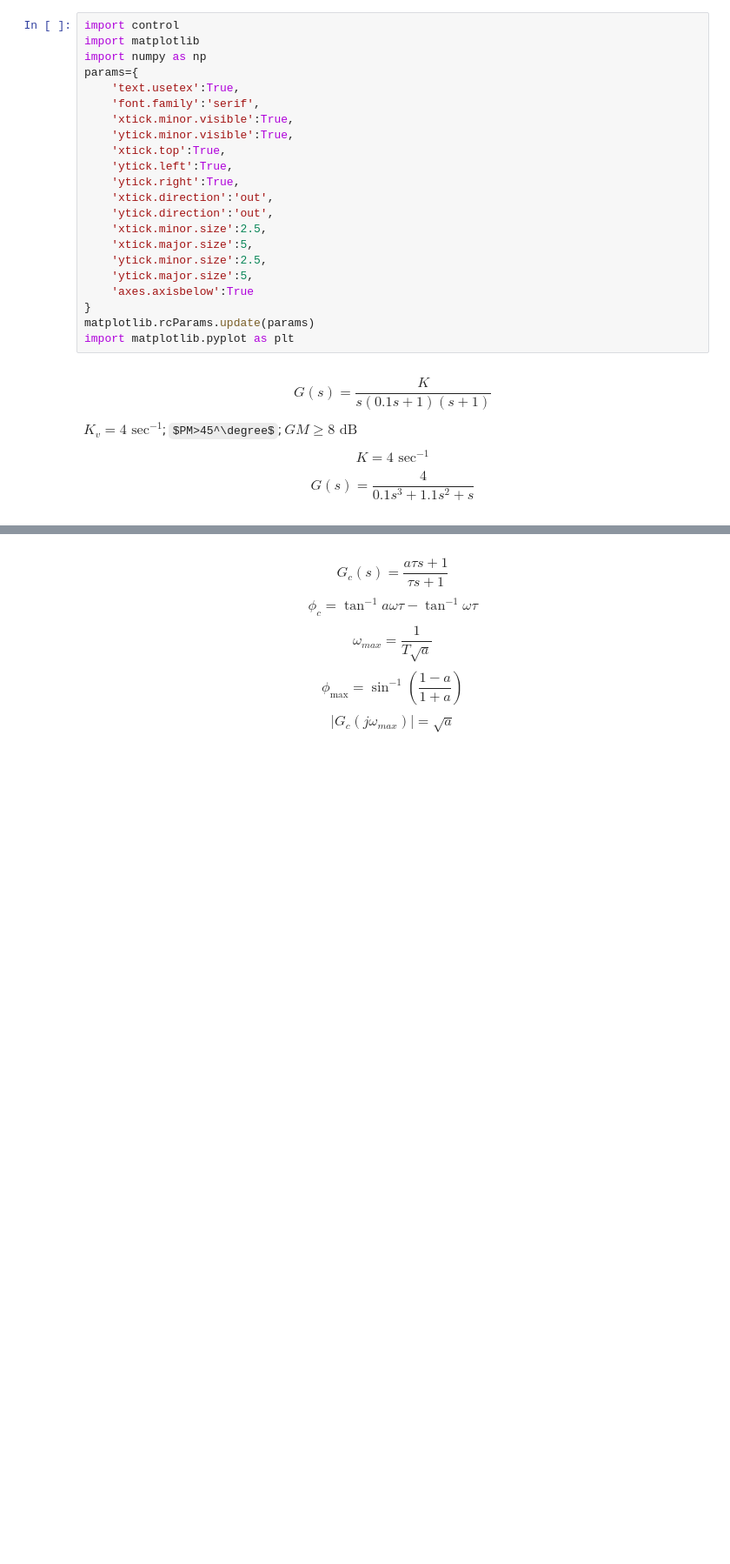
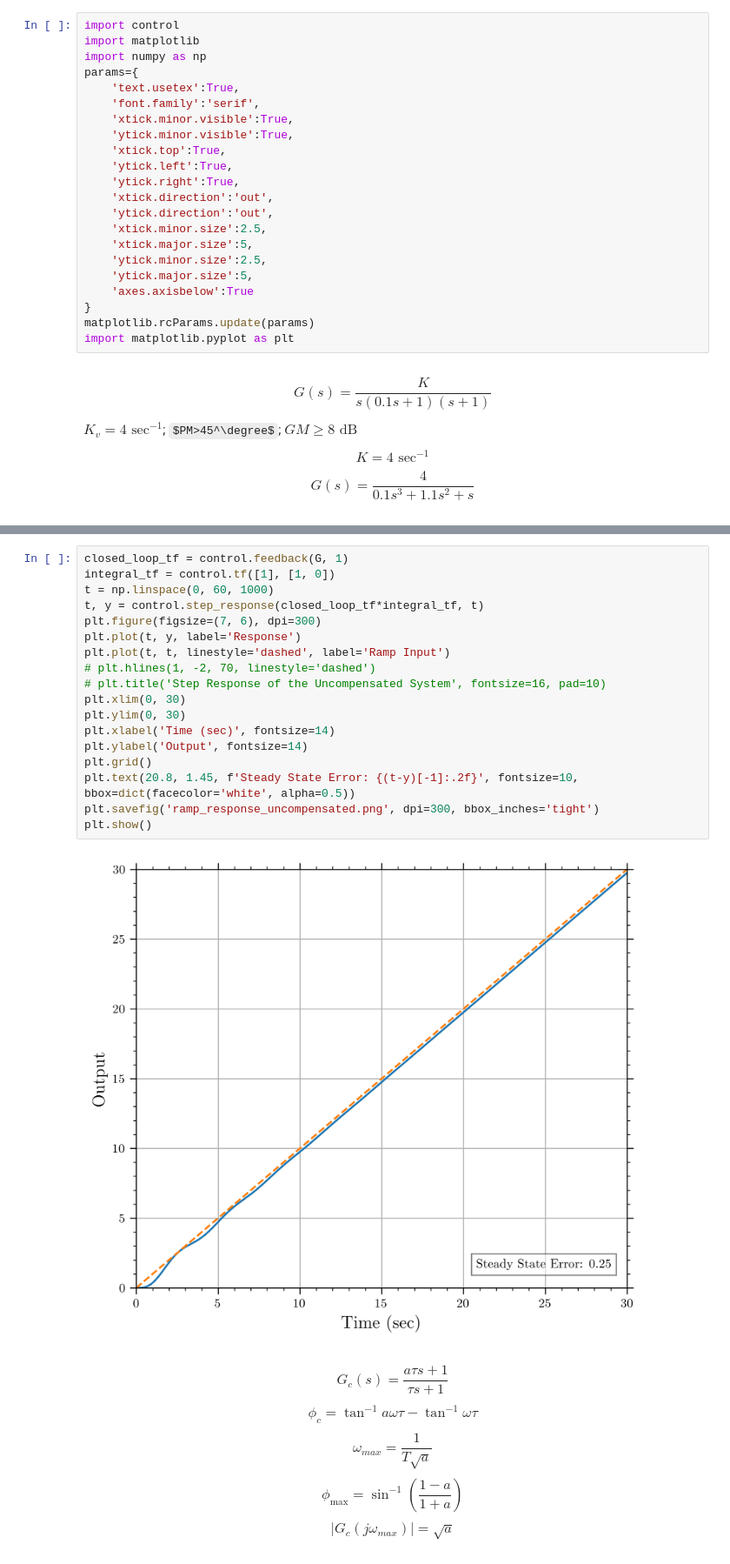
Before and after one commit to ravioli1369/AE308_project, a Jupyter notebook: control.ipynb, the cells around one changed output, grey strips where cells are left out. Shown at 87% size. Drawn from its saved outputs; the diff is of its cells as text; some formulas as TeX source; blank space fills up the shorter version.

```diff
--- a/control.ipynb
+++ b/control.ipynb
@@ -50,3 +70,23 @@ plt.savefig('rootlocus_uncompensated.png', dpi=300)
+# %%
+closed_loop_tf = control.feedback(G, 1)
+integral_tf = control.tf([1], [1, 0])
+t = np.linspace(0, 60, 1000)
+t, y = control.step_response(closed_loop_tf*integral_tf, t)
+plt.figure(figsize=(7, 6), dpi=300)
+plt.plot(t, y, label='Response')
+plt.plot(t, t, linestyle='dashed', label='Ramp Input')
+# plt.hlines(1, -2, 70, linestyle='dashed')
+# plt.title('Step Response of the Uncompensated System', fontsize=16, pad=10)
+plt.xlim(0, 30)
+plt.ylim(0, 30)
+plt.xlabel('Time (sec)', fontsize=14)
+plt.ylabel('Output', fontsize=14)
+plt.grid()
+plt.text(20.8, 1.45, f'Steady State Error: {(t-y)[-1]:.2f}', fontsize=10, bbox=dict(facecolor='white', alpha=0.5))
+plt.savefig('ramp_response_uncompensated.png', dpi=300, bbox_inches='tight')
+plt.show()
+# %% [output]
+[figure, added]
 # %% [markdown]
 $$G_c(s) = \dfrac{a\tau s+1}{\tau s+ 1}$$
 $$\phi_c = \tan^{-1}{a\omega\tau} - \tan^{-1}{\omega\tau}$$
```
Also changed, not shown: parts of 3 cells of this notebook, 12 other files.
